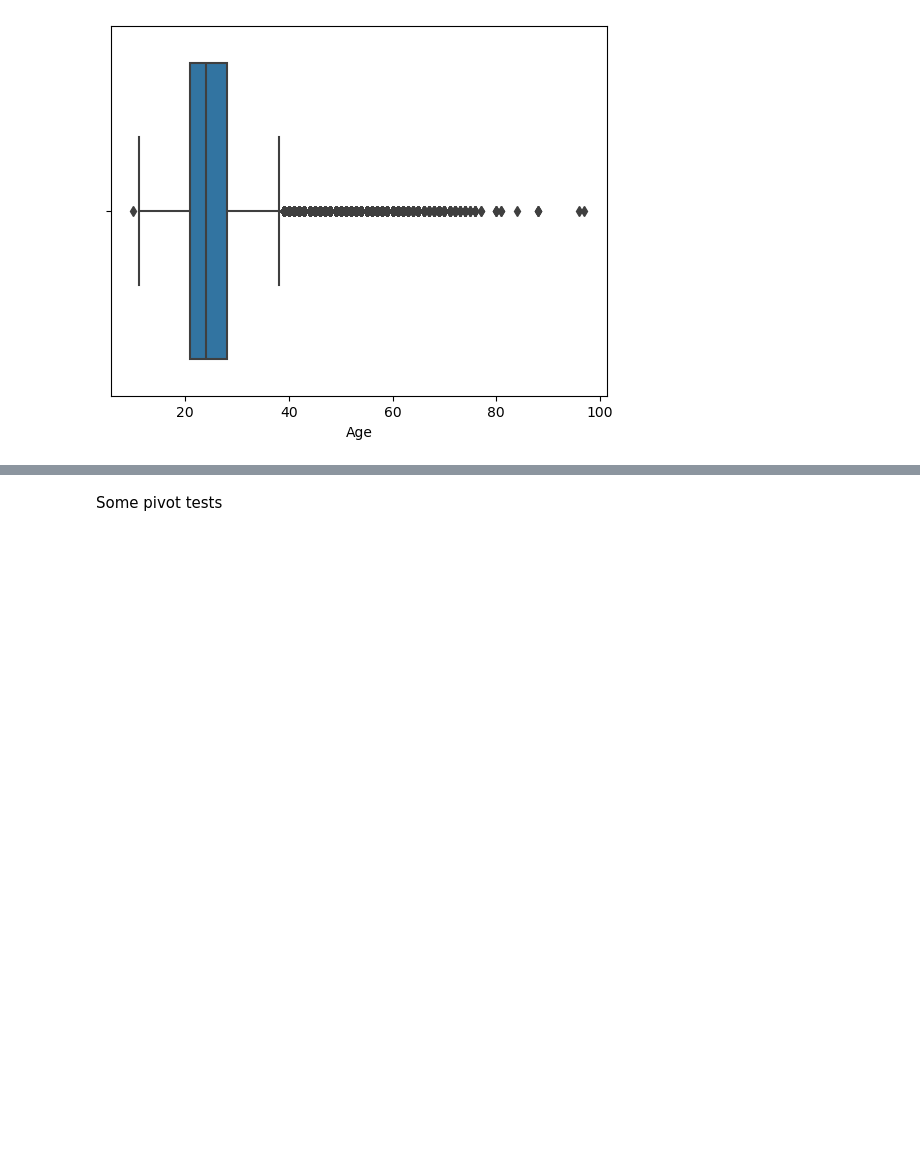
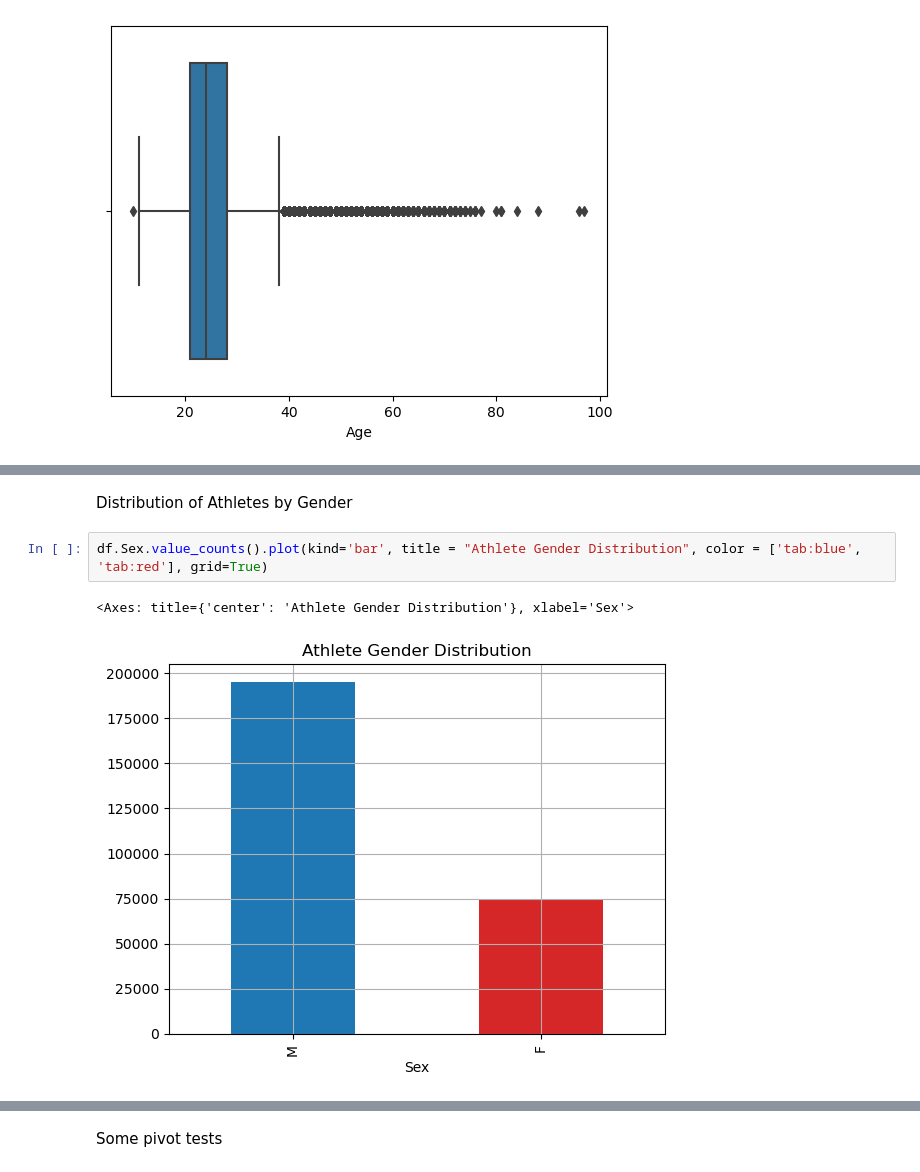
Before and after one commit to njuliann/athlete_events, a Jupyter notebook: athletes.ipynb, the cells around one changed output, grey strips where cells are left out. Drawn from its saved outputs; the diff is of its cells as text; blank space fills up the shorter version.

```diff
--- a/athletes.ipynb
+++ b/athletes.ipynb
@@ -101,0 +214,7 @@ sns.boxplot(x=df["Age"])
+# %% [markdown]
+Distribution of Athletes by Gender
+# %%
+df.Sex.value_counts().plot(kind='bar', title = "Athlete Gender Distribution", color = ['tab:blue', 'tab:red'], grid=True)
+# %% [output]
+<Axes: title={'center': 'Athlete Gender Distribution'}, xlabel='Sex'>
+[figure, added]
```
Also changed, not shown: parts of 29 cells of this notebook.
